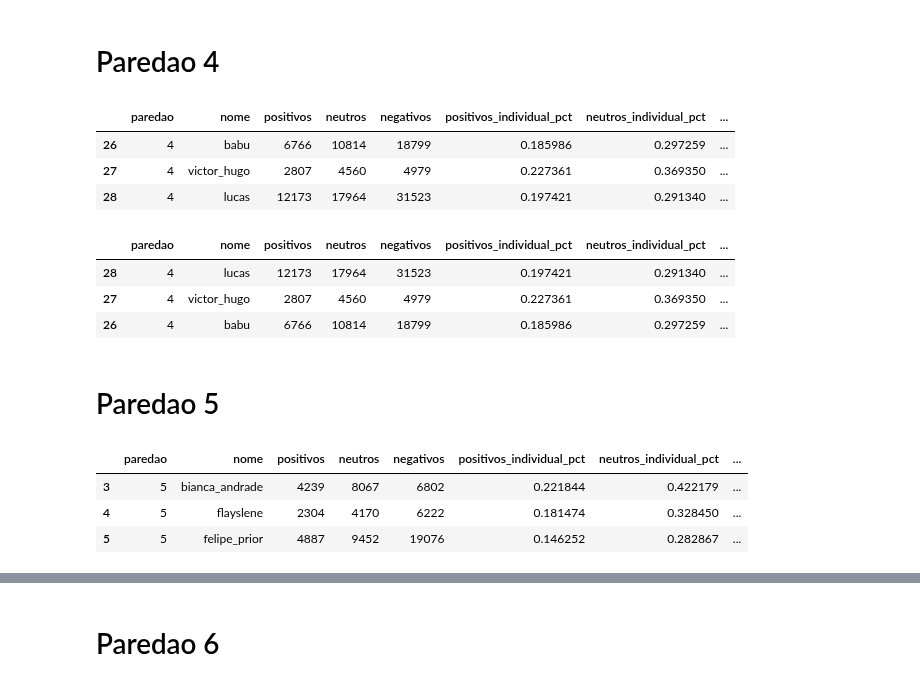
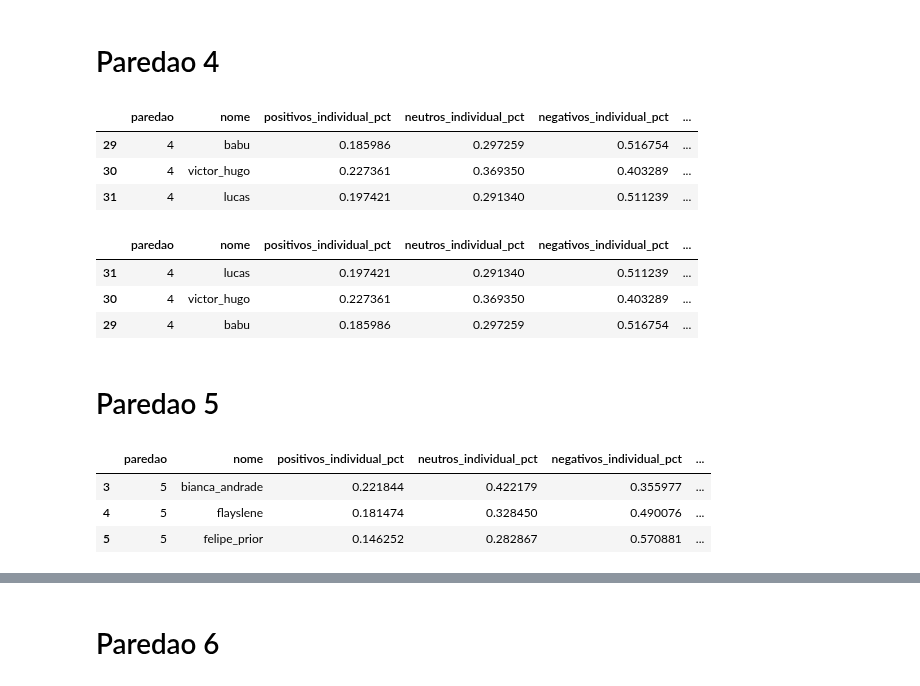
Before and after one commit to kenzosakiyama/BBBert20, a Jupyter notebook: regression/random_forest_regression.ipynb, the cells around one changed output, grey strips where cells are left out. Saved outputs shown, nothing was run; the diff lists cells and outputs as text; code cells hidden in the pictures.

```diff
--- a/regression/random_forest_regression.ipynb
+++ b/regression/random_forest_regression.ipynb
@@ -7,6 +7,8 @@ import pandas as pd
 import numpy as np
 from regression_utils import *
 from sklearn.ensemble import RandomForestRegressor
+# %%
+REMOVE = ["positivos", "neutros", "negativos", "likes", "retweets", "day2", "day3"]
 # %%
 NORMALIZE = False
 ESTIMATORS = 1000
@@ -98,13 +100,13 @@ test_df.sort_values(by="predicao", ascending=False)
 # %% [markdown]
 # Paredao 4
 # %%
-train_df, test_df = get_train_test(4, normalize=NORMALIZE)
+train_df, test_df = get_train_test(4, normalize=NORMALIZE,  drop_columns=REMOVE)
 test_df
 # %% [output]
-|  | paredao | nome | positivos | neutros | negativos | positivos_individual_pct | neutros_individual_pct | ... |
-| 26 | 4 | babu | 6766 | 10814 | 18799 | 0.185986 | 0.297259 | ... |
-| 27 | 4 | victor_hugo | 2807 | 4560 | 4979 | 0.227361 | 0.369350 | ... |
-| 28 | 4 | lucas | 12173 | 17964 | 31523 | 0.197421 | 0.291340 | ... |
+|  | paredao | nome | positivos_individual_pct | neutros_individual_pct | negativos_individual_pct | ... |
+| 29 | 4 | babu | 0.185986 | 0.297259 | 0.516754 | ... |
+| 30 | 4 | victor_hugo | 0.227361 | 0.369350 | 0.403289 | ... |
+| 31 | 4 | lucas | 0.197421 | 0.291340 | 0.511239 | ... |
 # %%
 x_train, y_train = train_df.drop(columns=["paredao", "nome", "rejeicao"], axis=1).to_numpy(), train_df.drop(columns=train_df.columns[:-1], axis=1).to_numpy()
 x_test, y_test = test_df.drop(columns=["paredao", "nome", "rejeicao"], axis=1).to_numpy(), test_df.drop(columns=train_df.columns[:-1], axis=1).to_numpy()
@@ -119,20 +121,20 @@ summary_df = summary_df.append(test_df, ignore_index=True, sort=False)
 # %%
 test_df.sort_values(by="predicao", ascending=False)
 # %% [output]
-|  | paredao | nome | positivos | neutros | negativos | positivos_individual_pct | neutros_individual_pct | ... |
-| 28 | 4 | lucas | 12173 | 17964 | 31523 | 0.197421 | 0.291340 | ... |
-| 27 | 4 | victor_hugo | 2807 | 4560 | 4979 | 0.227361 | 0.369350 | ... |
-| 26 | 4 | babu | 6766 | 10814 | 18799 | 0.185986 | 0.297259 | ... |
+|  | paredao | nome | positivos_individual_pct | neutros_individual_pct | negativos_individual_pct | ... |
+| 31 | 4 | lucas | 0.197421 | 0.291340 | 0.511239 | ... |
+| 30 | 4 | victor_hugo | 0.227361 | 0.369350 | 0.403289 | ... |
+| 29 | 4 | babu | 0.185986 | 0.297259 | 0.516754 | ... |
 # %% [markdown]
 # Paredao 5
 # %%
-train_df, test_df = get_train_test(5, normalize=NORMALIZE)
+train_df, test_df = get_train_test(5, normalize=NORMALIZE,  drop_columns=REMOVE)
 test_df
 # %% [output]
-|  | paredao | nome | positivos | neutros | negativos | positivos_individual_pct | neutros_individual_pct | ... |
-| 3 | 5 | bianca_andrade | 4239 | 8067 | 6802 | 0.221844 | 0.422179 | ... |
-| 4 | 5 | flayslene | 2304 | 4170 | 6222 | 0.181474 | 0.328450 | ... |
-| 5 | 5 | felipe_prior | 4887 | 9452 | 19076 | 0.146252 | 0.282867 | ... |
+|  | paredao | nome | positivos_individual_pct | neutros_individual_pct | negativos_individual_pct | ... |
+| 3 | 5 | bianca_andrade | 0.221844 | 0.422179 | 0.355977 | ... |
+| 4 | 5 | flayslene | 0.181474 | 0.328450 | 0.490076 | ... |
+| 5 | 5 | felipe_prior | 0.146252 | 0.282867 | 0.570881 | ... |
 # %%
 x_train, y_train = train_df.drop(columns=["paredao", "nome", "rejeicao"], axis=1).to_numpy(), train_df.drop(columns=train_df.columns[:-1], axis=1).to_numpy()
 x_test, y_test = test_df.drop(columns=["paredao", "nome", "rejeicao"], axis=1).to_numpy(), test_df.drop(columns=train_df.columns[:-1], axis=1).to_numpy()
```
Also changed, not shown: parts of 20 cells of this notebook, 2 other files.
